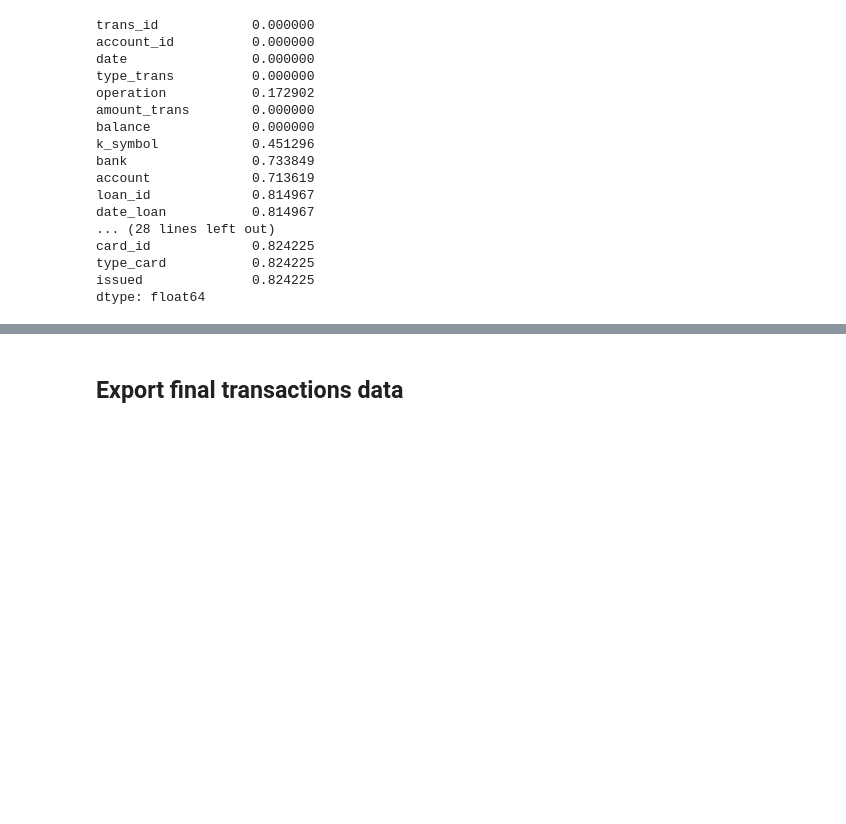
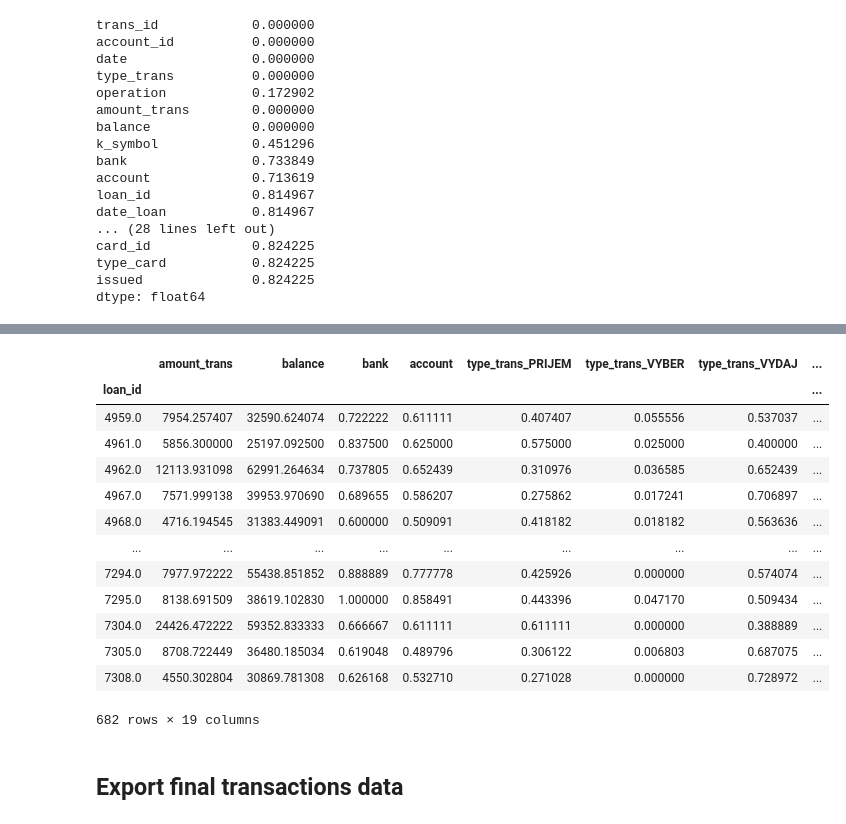
Before and after one commit to loerssoni/credit_risk_prediction, a Jupyter notebook: Credit risk data generation.ipynb, the cells around one changed output, grey strips where cells are left out. Cells and saved outputs as stored; diff of their text form; code cells hidden in the pictures; blank space fills up the shorter version.

```diff
--- a/Credit risk data generation.ipynb
+++ b/Credit risk data generation.ipynb
@@ -155,3 +303,20 @@ issued
+# %%
+trans_agg
+# %% [output]
+|  | amount_trans | balance | bank | account | type_trans_PRIJEM | type_trans_VYBER | type_trans_VYDAJ | ... |
+| loan_id |  |  |  |  |  |  |  | ... |
+| 4959.0 | 7954.257407 | 32590.624074 | 0.722222 | 0.611111 | 0.407407 | 0.055556 | 0.537037 | ... |
+| 4961.0 | 5856.300000 | 25197.092500 | 0.837500 | 0.625000 | 0.575000 | 0.025000 | 0.400000 | ... |
+| 4962.0 | 12113.931098 | 62991.264634 | 0.737805 | 0.652439 | 0.310976 | 0.036585 | 0.652439 | ... |
+| 4967.0 | 7571.999138 | 39953.970690 | 0.689655 | 0.586207 | 0.275862 | 0.017241 | 0.706897 | ... |
+| 4968.0 | 4716.194545 | 31383.449091 | 0.600000 | 0.509091 | 0.418182 | 0.018182 | 0.563636 | ... |
+| ... | ... | ... | ... | ... | ... | ... | ... | ... |
+| 7294.0 | 7977.972222 | 55438.851852 | 0.888889 | 0.777778 | 0.425926 | 0.000000 | 0.574074 | ... |
+| 7295.0 | 8138.691509 | 38619.102830 | 1.000000 | 0.858491 | 0.443396 | 0.047170 | 0.509434 | ... |
+| 7304.0 | 24426.472222 | 59352.833333 | 0.666667 | 0.611111 | 0.611111 | 0.000000 | 0.388889 | ... |
+| 7305.0 | 8708.722449 | 36480.185034 | 0.619048 | 0.489796 | 0.306122 | 0.006803 | 0.687075 | ... |
+| 7308.0 | 4550.302804 | 30869.781308 | 0.626168 | 0.532710 | 0.271028 | 0.000000 | 0.728972 | ... |
+682 rows × 19 columns
 # %% [markdown]
 ## Export final transactions data
 # %%
```
Also changed, not shown: parts of 29 cells of this notebook, 3 other files.
